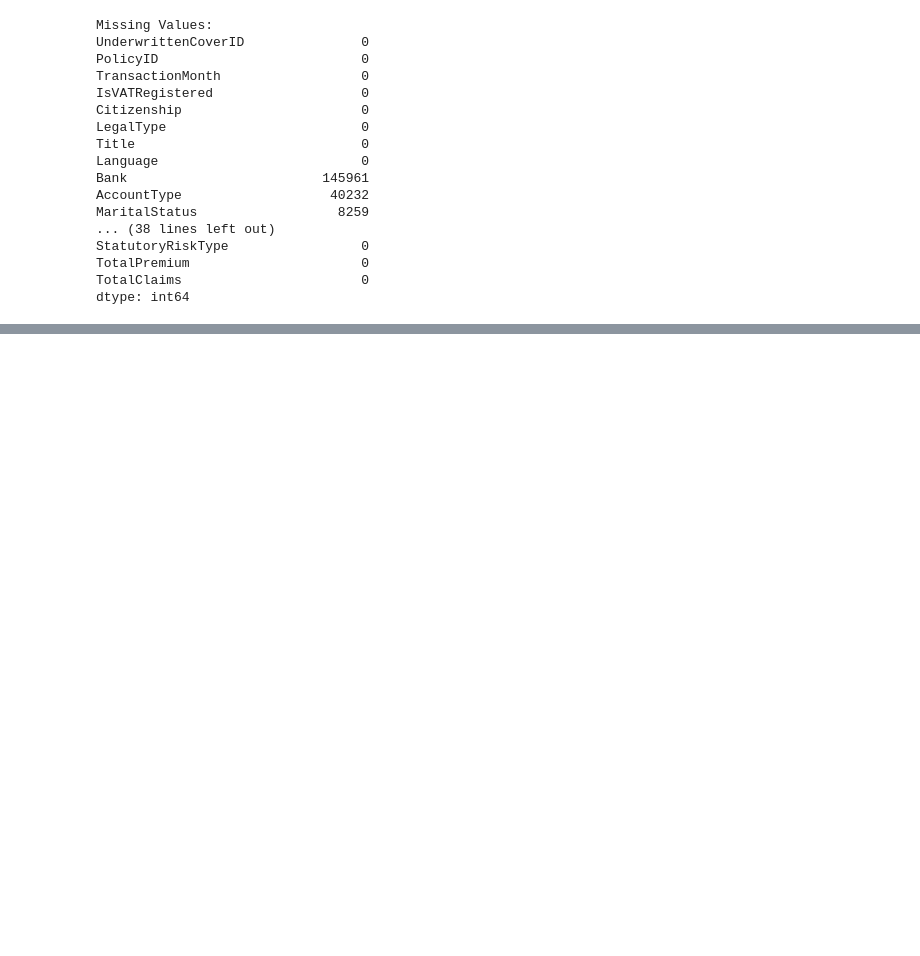
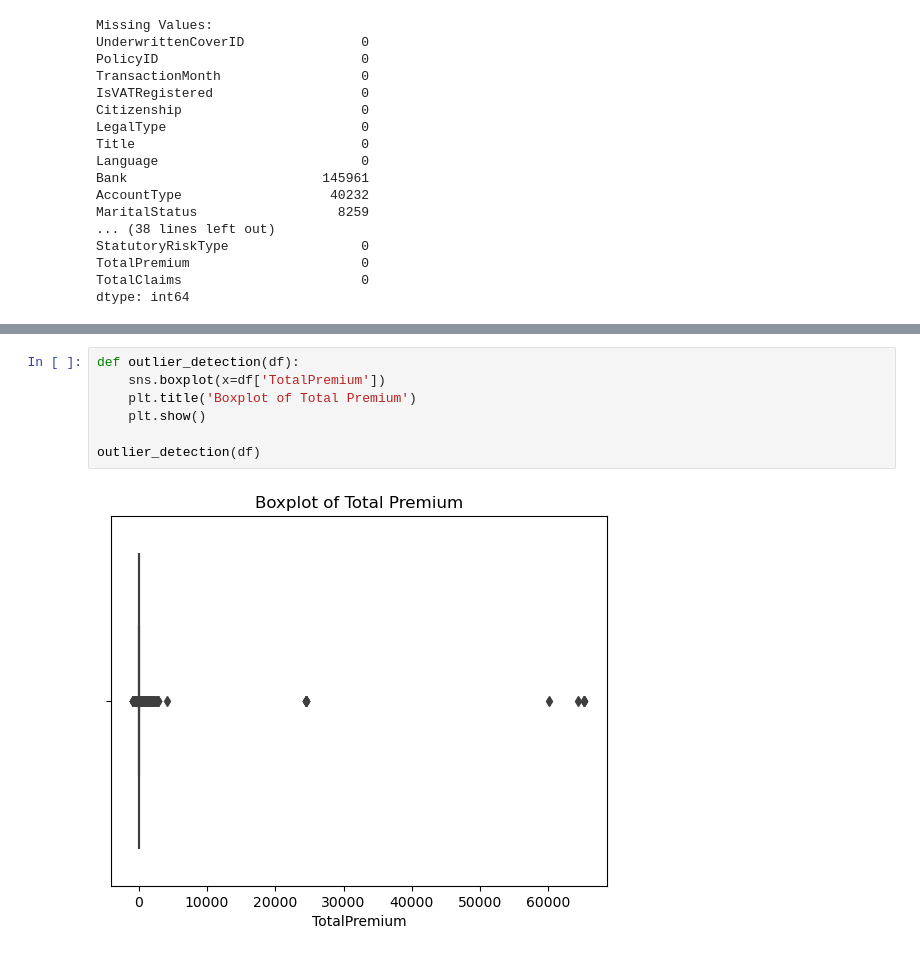
Before and after one commit to nejat-sultan/AlphaCare-Insurance-Solutions, a Jupyter notebook: notebooks/eda.ipynb, the cells around one changed output, grey strips where cells are left out. Cells and saved outputs as stored; diff of their text form; blank space fills up the shorter version.

```diff
--- a/notebooks/eda.ipynb
+++ b/notebooks/eda.ipynb
@@ -118,0 +171,9 @@ univariate_analysis(df)
+# %%
+def outlier_detection(df):
+    sns.boxplot(x=df['TotalPremium'])
+    plt.title('Boxplot of Total Premium')
+    plt.show()
+
+outlier_detection(df)
+# %% [output]
+[figure, added]
```
Also changed, not shown: parts of 5 cells of this notebook.
